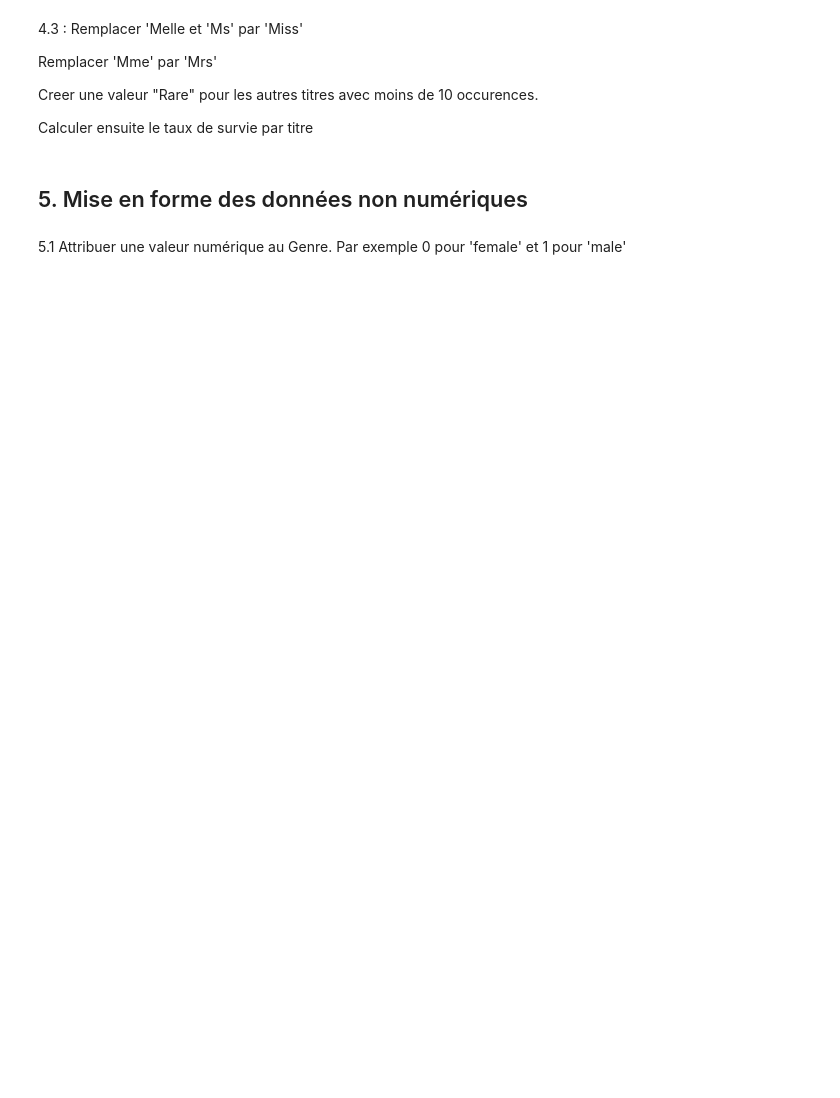
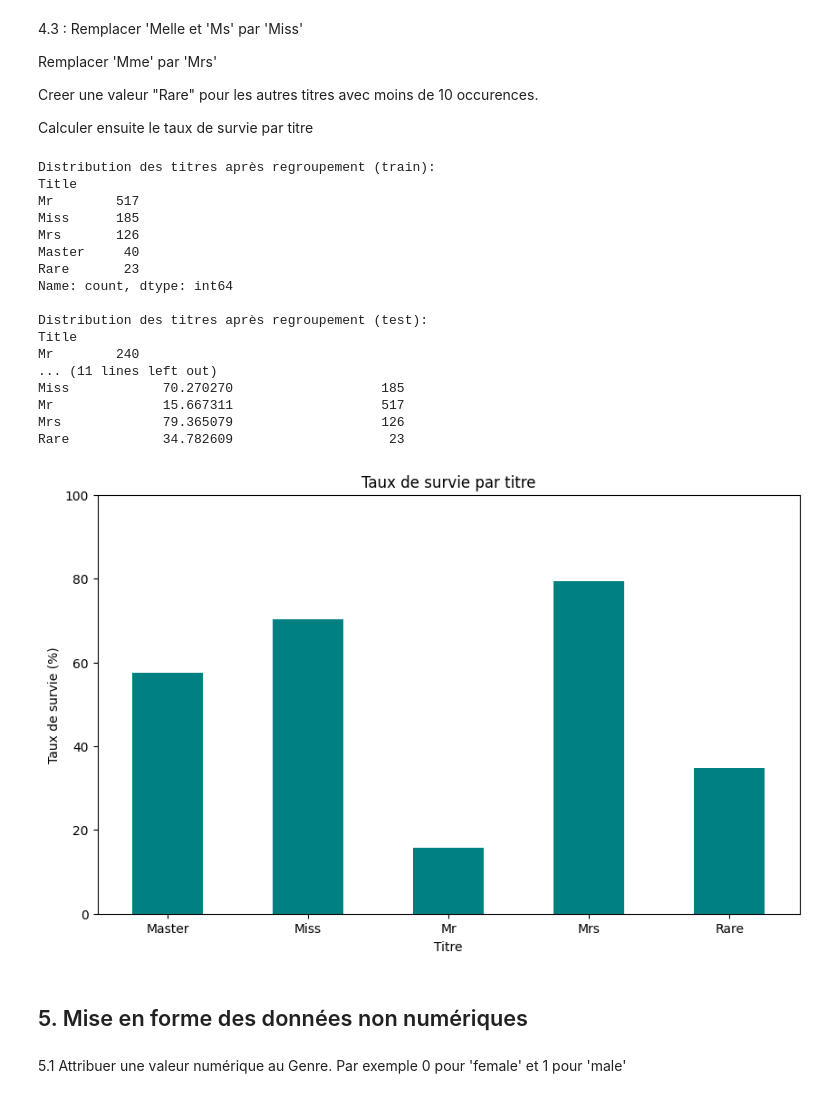
Before and after one commit to Sancti0n/epsi_code_tp, a Jupyter notebook: CollecteDonnees/tp_collecte.ipynb, the cells around one changed output. Saved outputs shown, nothing was run; the diff lists cells and outputs as text; code cells hidden in the pictures; blank space fills up the shorter version.

```diff
--- a/CollecteDonnees/tp_collecte.ipynb
+++ b/CollecteDonnees/tp_collecte.ipynb
@@ -429,3 +676,15 @@ Valeurs manquantes après traitement de 'Embarked' dans test:
 ## 4 : Traitement de features complexes
 # %% [markdown]
 4.1 : Le nom permet de retrouver le titre du passager. Trouver les titres lorsqu'ils existent.
+# %%
+# Extraire les titres de la colonne 'Name' pour train
+train['Title'] = train['Name'].str.extract(r' ([A-Za-z]+)\.', expand=False)
+
+# Extraire les titres de la colonne 'Name' pour test
+test['Title'] = test['Name'].str.extract(r' ([A-Za-z]+)\.', expand=False)
+
+print("Distribution des titres dans train:")
+print(train['Title'].value_counts())
+
+print("\nDistribution des titres dans test:")
+print(test['Title'].value_counts())
@@ -440,6 +740,73 @@ Remplacer 'Mme' par 'Mrs'
 Creer une valeur "Rare" pour les autres titres avec moins de 10 occurences.
 
 Calculer ensuite le taux de survie par titre
+# %%
+# Remplacer les titres similaires
+train['Title'] = train['Title'].replace(['Mlle', 'Ms'], 'Miss')
+train['Title'] = train['Title'].replace('Mme', 'Mrs')
+
+test['Title'] = test['Title'].replace(['Mlle', 'Ms'], 'Miss')
+test['Title'] = test['Title'].replace('Mme', 'Mrs')
+
+# Créer une liste des titres à considérer comme "Rare" (ceux avec moins de 10 occurrences dans train)
+rare_titles = train['Title'].value_counts()[train['Title'].value_counts() < 10].index
+train['Title'] = train['Title'].replace(rare_titles, 'Rare')
+
+# Appliquer les mêmes remplacements pour les titres "Rare" dans test (basé sur les titres rares identifiés dans train)
+test['Title'] = test['Title'].replace(rare_titles, 'Rare')
+
+
+print("Distribution des titres après regroupement (train):")
+print(train['Title'].value_counts())
+
+print("\nDistribution des titres après regroupement (test):")
+print(test['Title'].value_counts())
+
+
+# Calculer le taux de survie par titre
+survival_by_title = train.groupby('Title')['Survived'].agg(['mean', 'count'])
+
+# Convertir la moyenne en pourcentage
+survival_by_title['mean'] = survival_by_title['mean'] * 100
+
+# Renommer les colonnes
+survival_by_title.rename(
+    columns={'mean': 'Survival Rate (%)', 'count': 'Number of Passengers'},
+    inplace=True
+)
+
+# Afficher le résultat
+print("\nTaux de survie par titre :")
+print(survival_by_title)
+
+# Visualiser le taux de survie par titre
+plt.figure(figsize=(10, 6))
+survival_by_title['Survival Rate (%)'].plot(kind='bar', color='teal')
+plt.title('Taux de survie par titre')
+plt.xlabel('Titre')
+plt.ylabel('Taux de survie (%)')
+plt.xticks(rotation=0)
+plt.ylim(0, 100) # Set y-axis limit from 0 to 100 for percentage
+plt.show()
+# %% [output]
+Distribution des titres après regroupement (train):
+Title
+Mr        517
+Miss      185
+Mrs       126
+Master     40
+Rare       23
+Name: count, dtype: int64
+
+Distribution des titres après regroupement (test):
+Title
+Mr        240
+... (11 lines left out)
+Miss            70.270270                   185
+Mr              15.667311                   517
+Mrs             79.365079                   126
+Rare            34.782609                    23
+[figure, added]
 # %% [markdown]
 ## 5. Mise en forme des données non numériques
 # %% [markdown]
```
Also changed, not shown: parts of 14 cells of this notebook.
